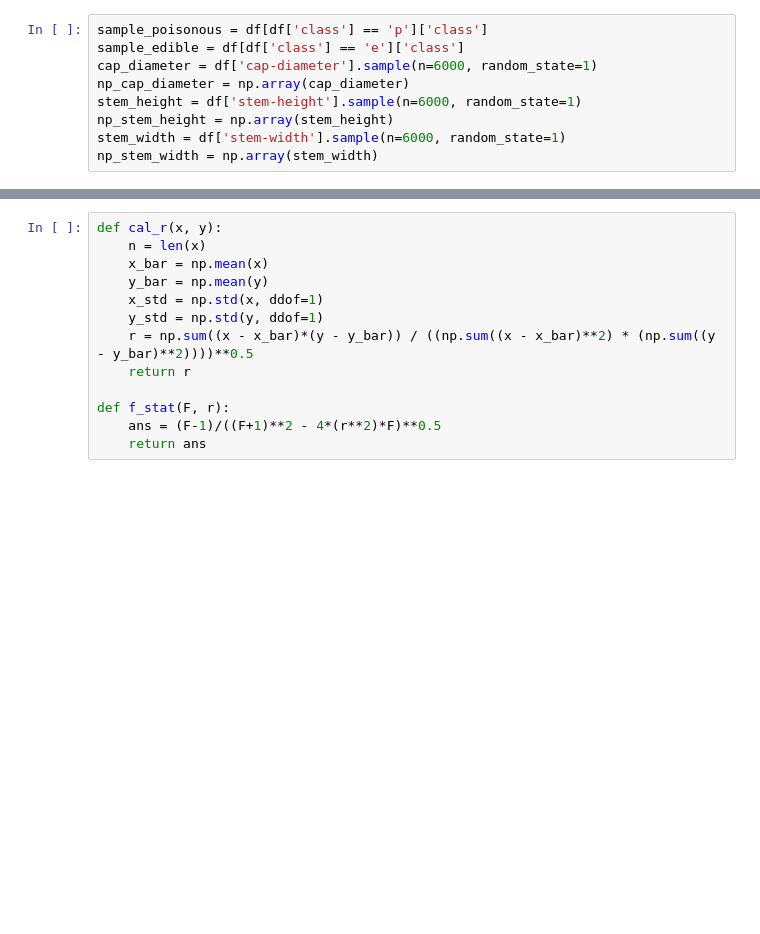
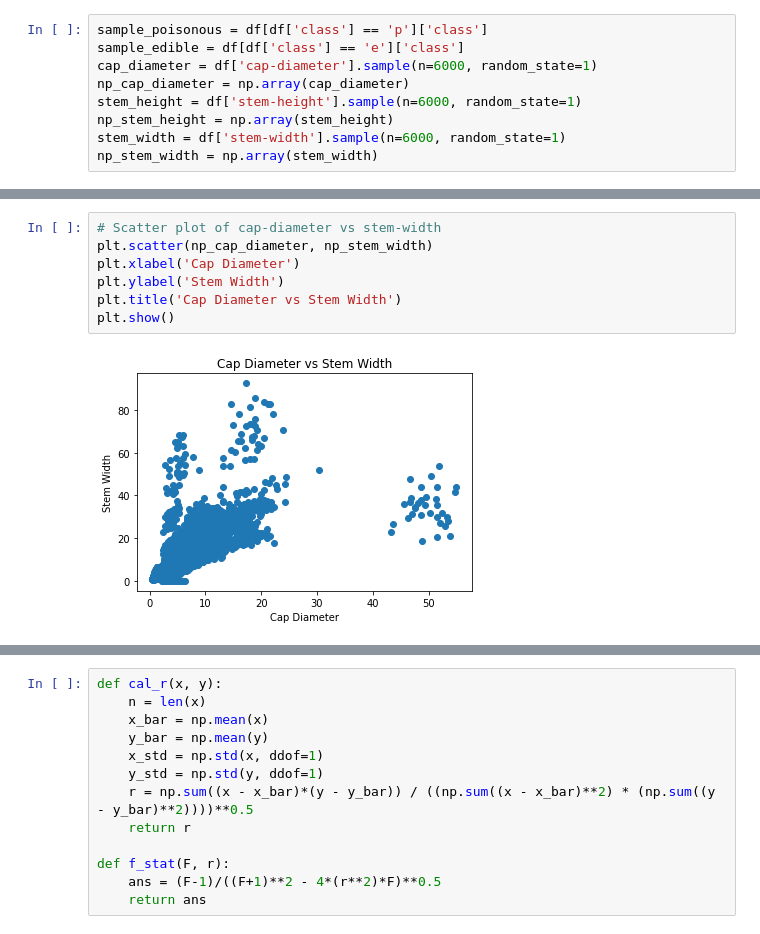
Before and after one commit to arnav10goel/CSE558-DSc-Project, a Jupyter notebook: Hypothesis-Testing/f-test_correlation.ipynb, the cells around one changed output, grey strips where cells are left out. Cells and saved outputs as stored; diff of their text form; blank space fills up the shorter version.

```diff
--- a/Hypothesis-Testing/f-test_correlation.ipynb
+++ b/Hypothesis-Testing/f-test_correlation.ipynb
@@ -62,0 +72,9 @@ np_stem_width = np.array(stem_width)
+# %%
+# Scatter plot of cap-diameter vs stem-width
+plt.scatter(np_cap_diameter, np_stem_width)
+plt.xlabel('Cap Diameter')
+plt.ylabel('Stem Width')
+plt.title('Cap Diameter vs Stem Width')
+plt.show()
+# %% [output]
+[figure, added]
```
Also changed, not shown: parts of 2 cells of this notebook.
